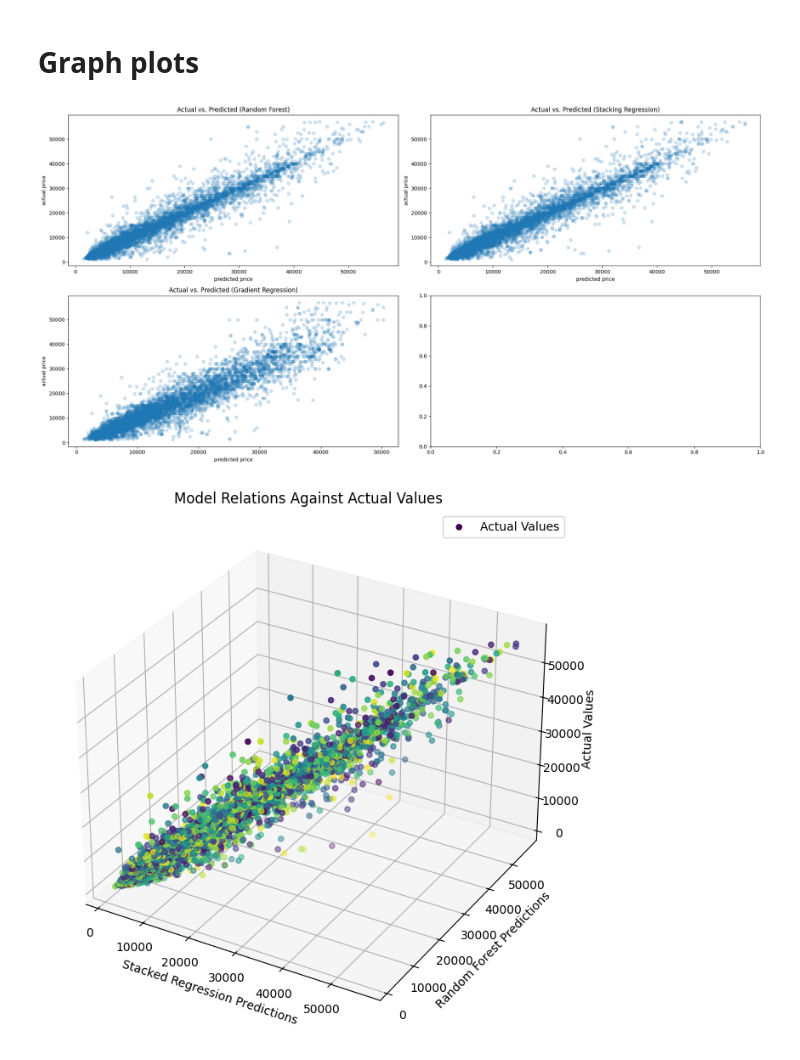
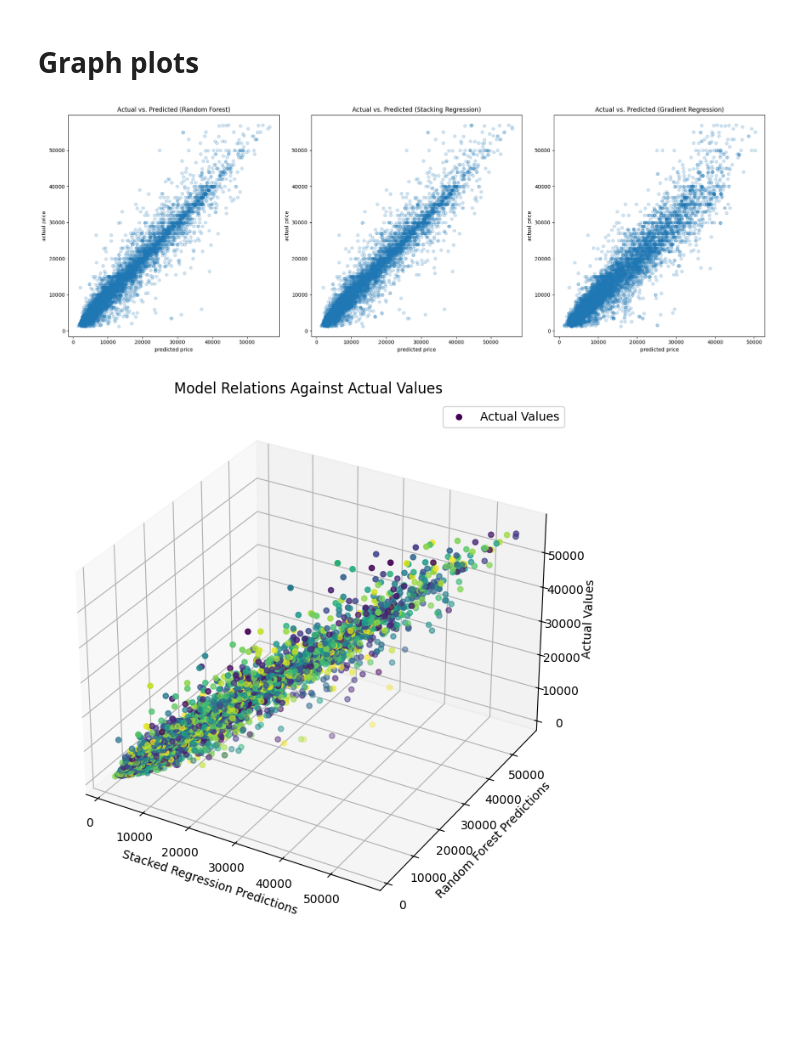
Before and after one commit to Ali7109/3401Project, a Jupyter notebook: src/CarPredictionModel.ipynb, the cells around one changed output. Saved outputs shown, nothing was run; the diff lists cells and outputs as text; code cells hidden in the pictures; blank space fills up the shorter version.

Commit message:
fixed graphs

```diff
--- a/src/CarPredictionModel.ipynb
+++ b/src/CarPredictionModel.ipynb
@@ -422,26 +422,26 @@ Stacked Model - R-squared: 0.924636819728695
 # %%
 import matplotlib.pyplot as plt
 
-fig, axs = plt.subplots(2, 2, figsize=(20, 10))
+fig, axs = plt.subplots(1, 3, figsize=(20, 7))
 
 # Data for the example
 plots = [
     (predicted_prices_forest, "Random Forest"),
     (predicted_prices_stacked, "Stacking Regression"),
     (predicted_prices_gradient_boosting, "Gradient Regression")
 ]
 
 for i, (data, title) in enumerate(plots, start=1):
-    plt.subplot(2, 2, i)
+    plt.subplot(1, 3, i)
     plt.scatter(data, y_test, alpha=0.2)
     plt.xlabel("predicted price")
     plt.ylabel("actual price")
     plt.title(f"Actual vs. Predicted ({title})")
 
 plt.tight_layout()
 plt.show()
 # %% [output]
-[figure, old version]
+[figure, new version]
 # %%
 from mpl_toolkits import mplot3d
 # %%
```
